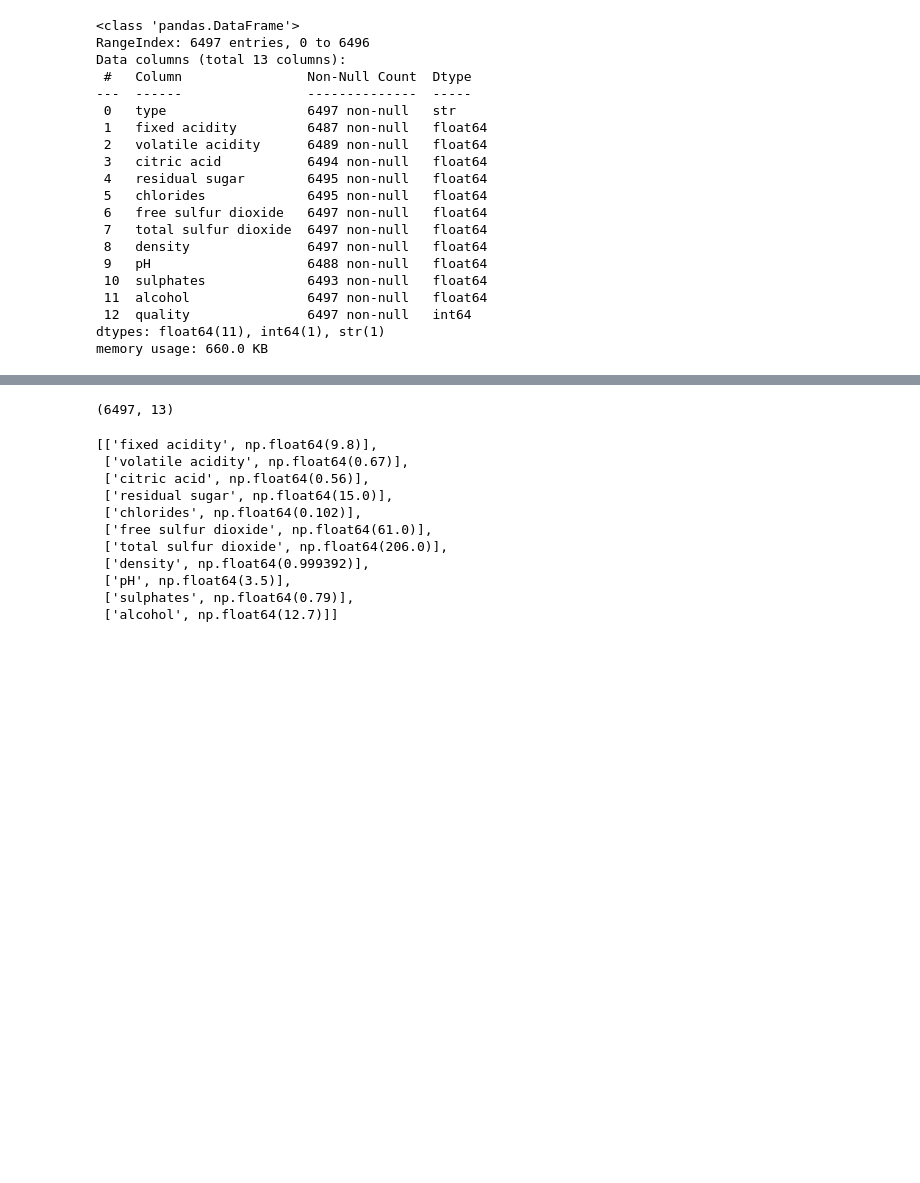
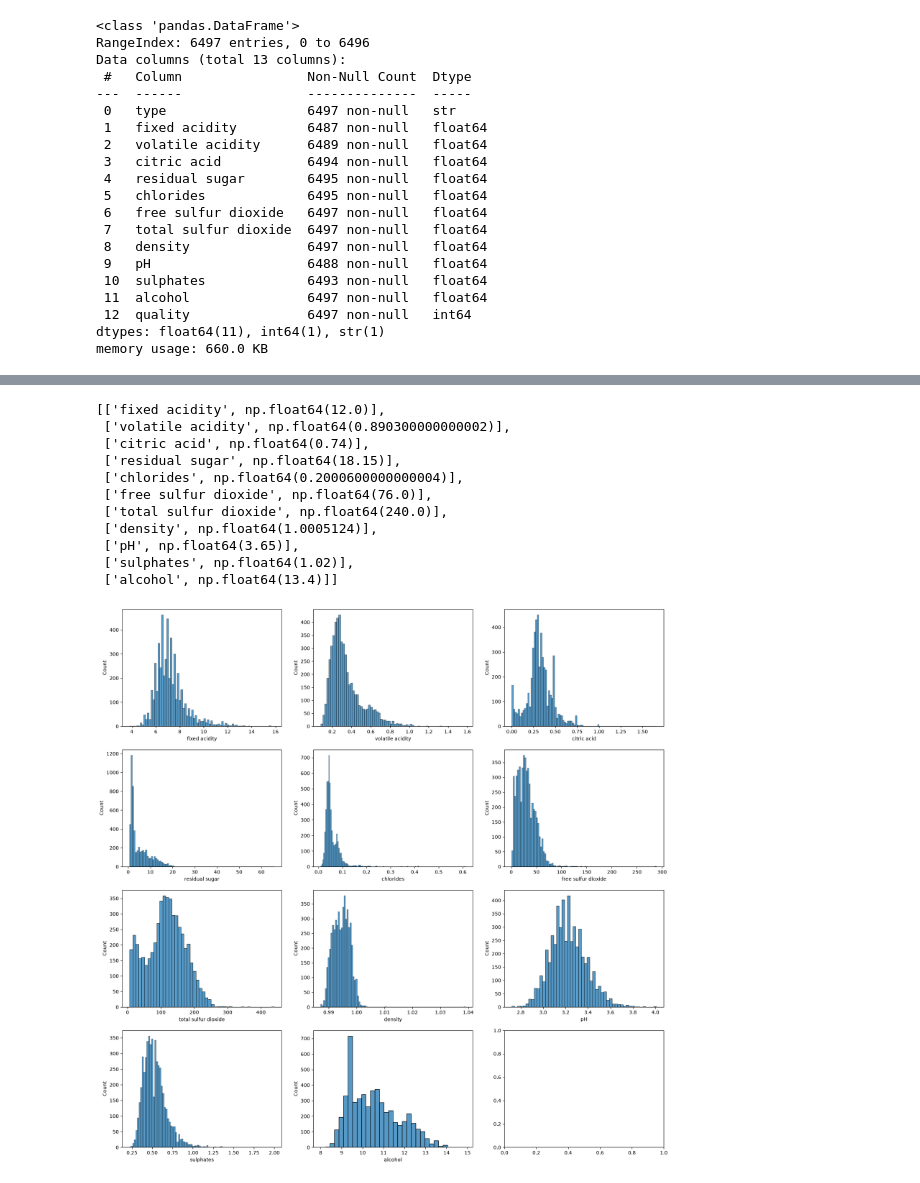
Before and after one commit to MANDEEP9711/scikit_learning, a Jupyter notebook: practice_feature_selection/01_selection.ipynb, the cells around one changed output, grey strips where cells are left out. Cells and saved outputs as stored; diff of their text form; code cells hidden in the pictures; blank space fills up the shorter version.

```diff
--- a/practice_feature_selection/01_selection.ipynb
+++ b/practice_feature_selection/01_selection.ipynb
@@ -79,25 +178,28 @@ df.describe()
 # Feature Selection
 #1.no dublicate columns
 #2.no constant columns
-# %%
-df.shape
-# %% [output]
-(6497, 13)
 # %%
 columns_to_drop = df.drop(['type','quality'], axis=1).columns
 result=[]
 for i, col in enumerate(columns_to_drop):
-    result.append([col, df[col].quantile(0.95)])
+    result.append([col, df[col].quantile(0.99)])
 result
 # %% [output]
-[['fixed acidity', np.float64(9.8)],
- ['volatile acidity', np.float64(0.67)],
- ['citric acid', np.float64(0.56)],
- ['residual sugar', np.float64(15.0)],
- ['chlorides', np.float64(0.102)],
- ['free sulfur dioxide', np.float64(61.0)],
- ['total sulfur dioxide', np.float64(206.0)],
- ['density', np.float64(0.999392)],
- ['pH', np.float64(3.5)],
- ['sulphates', np.float64(0.79)],
- ['alcohol', np.float64(12.7)]]
+[['fixed acidity', np.float64(12.0)],
+ ['volatile acidity', np.float64(0.890300000000002)],
+ ['citric acid', np.float64(0.74)],
+ ['residual sugar', np.float64(18.15)],
+ ['chlorides', np.float64(0.2000600000000004)],
+ ['free sulfur dioxide', np.float64(76.0)],
+ ['total sulfur dioxide', np.float64(240.0)],
+ ['density', np.float64(1.0005124)],
+ ['pH', np.float64(3.65)],
+ ['sulphates', np.float64(1.02)],
+ ['alcohol', np.float64(13.4)]]
+# %%
+columns_to_drop = df.drop(['type','quality'], axis=1).columns
+f,axis=plt.subplots(4, 3, figsize=(20,20))
+for i, col in enumerate(columns_to_drop):
+    sns.histplot(data=df, x=col, ax=axis[i//3, i%3])
+# %% [output]
+[figure, added]
```
Also changed, not shown: parts of 34 cells of this notebook.
